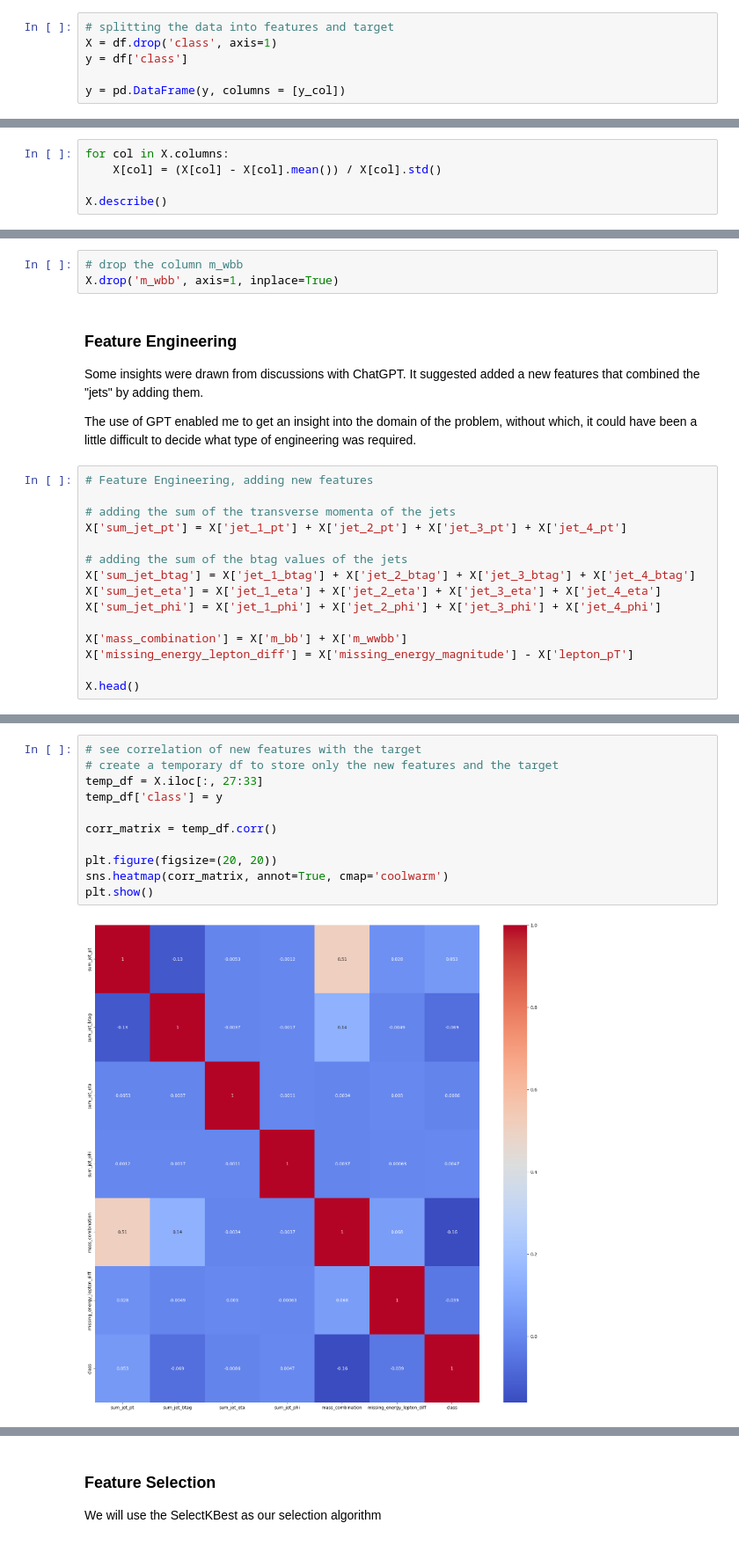
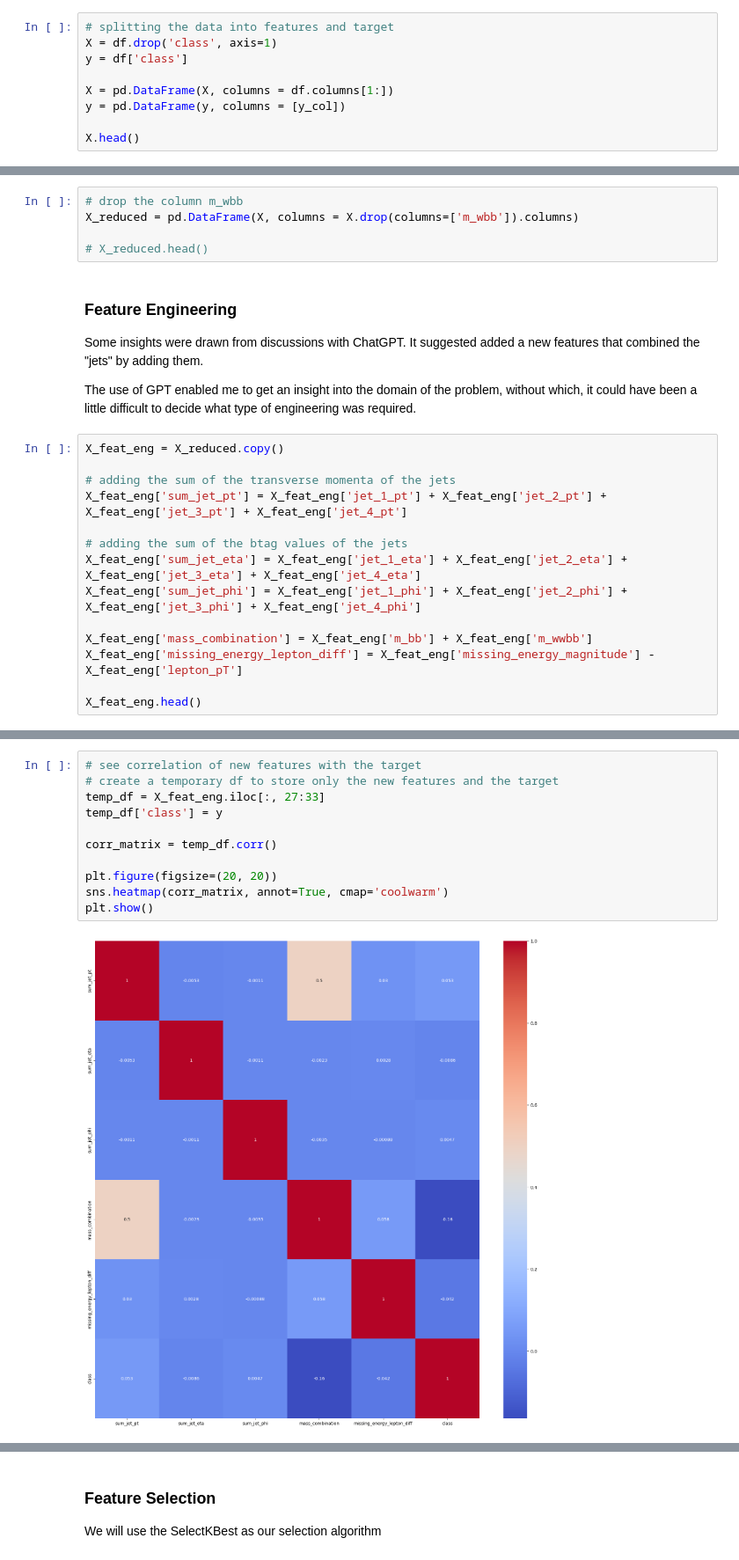
Before and after one commit to Nived04/CS60050_Particle_Collision_Classifier_Course-Asgnmt, a Jupyter notebook: Copy_of_Particle_Collision_SVM.ipynb, the cells around one changed output, grey strips where cells are left out. Shown at 88% size. Cells and saved outputs as stored; diff of their text form.

```diff
--- a/Copy_of_Particle_Collision_SVM.ipynb
+++ b/Copy_of_Particle_Collision_SVM.ipynb
@@ -195,4 +224,7 @@ Thus outlier detecter for this dataset is not a good idea and we can proceed wit
 X = df.drop('class', axis=1)
 y = df['class']
 
+X = pd.DataFrame(X, columns = df.columns[1:])
 y = pd.DataFrame(y, columns = [y_col])
+
+X.head()
@@ -204,5 +238,0 @@ We will normalize the data such that mean is 0 and standard deviation is 1
-# %%
-for col in X.columns:
-    X[col] = (X[col] - X[col].mean()) / X[col].std()
-
-X.describe()
@@ -230,7 +249,9 @@ plt.show()
 As evident in the correlation matrix, in general the features are not correlated with each other, but m_wbb and m_wwbb are highly correlated with each other which means we can drop one of them (wbb here)
 # %%
 # drop the column m_wbb
-X.drop('m_wbb', axis=1, inplace=True)
+X_reduced = pd.DataFrame(X, columns = X.drop(columns=['m_wbb']).columns)
+
+# X_reduced.head()
 # %% [markdown]
 ### Feature Engineering
 
@@ -238,19 +259,18 @@ Some insights were drawn from discussions with ChatGPT. It suggested added a new
 
 The use of GPT enabled me to get an insight into the domain of the problem, without which, it could have been a little difficult to decide what type of engineering was required.
 # %%
-# Feature Engineering, adding new features
+X_feat_eng = X_reduced.copy()
 
 # adding the sum of the transverse momenta of the jets
-X['sum_jet_pt'] = X['jet_1_pt'] + X['jet_2_pt'] + X['jet_3_pt'] + X['jet_4_pt']
+X_feat_eng['sum_jet_pt'] = X_feat_eng['jet_1_pt'] + X_feat_eng['jet_2_pt'] + X_feat_eng['jet_3_pt'] + X_feat_eng['jet_4_pt']
 
 # adding the sum of the btag values of the jets
-X['sum_jet_btag'] = X['jet_1_btag'] + X['jet_2_btag'] + X['jet_3_btag'] + X['jet_4_btag']
-X['sum_jet_eta'] = X['jet_1_eta'] + X['jet_2_eta'] + X['jet_3_eta'] + X['jet_4_eta']
-X['sum_jet_phi'] = X['jet_1_phi'] + X['jet_2_phi'] + X['jet_3_phi'] + X['jet_4_phi']
+X_feat_eng['sum_jet_eta'] = X_feat_eng['jet_1_eta'] + X_feat_eng['jet_2_eta'] + X_feat_eng['jet_3_eta'] + X_feat_eng['jet_4_eta']
+X_feat_eng['sum_jet_phi'] = X_feat_eng['jet_1_phi'] + X_feat_eng['jet_2_phi'] + X_feat_eng['jet_3_phi'] + X_feat_eng['jet_4_phi']
 
-X['mass_combination'] = X['m_bb'] + X['m_wwbb']
-X['missing_energy_lepton_diff'] = X['missing_energy_magnitude'] - X['lepton_pT']
+X_feat_eng['mass_combination'] = X_feat_eng['m_bb'] + X_feat_eng['m_wwbb']
+X_feat_eng['missing_energy_lepton_diff'] = X_feat_eng['missing_energy_magnitude'] - X_feat_eng['lepton_pT']
 
-X.head()
+X_feat_eng.head()
 # %% [output]
 |  | lepton_pT | lepton_eta | lepton_phi | missing_energy_magnitude | missing_energy_phi | jet_1_pt | jet_1_eta | ... |
@@ -263,14 +283,14 @@ X.head()
 # %%
 # see correlation of new features with the target
 # create a temporary df to store only the new features and the target
-temp_df = X.iloc[:, 27:33]
+temp_df = X_feat_eng.iloc[:, 27:33]
 temp_df['class'] = y
 
 corr_matrix = temp_df.corr()
 
 plt.figure(figsize=(20, 20))
 sns.heatmap(corr_matrix, annot=True, cmap='coolwarm')
 plt.show()
 # %% [output]
-[figure, old version]
+[figure, new version]
 # %%
```
Also changed, not shown: parts of 32 cells of this notebook.
